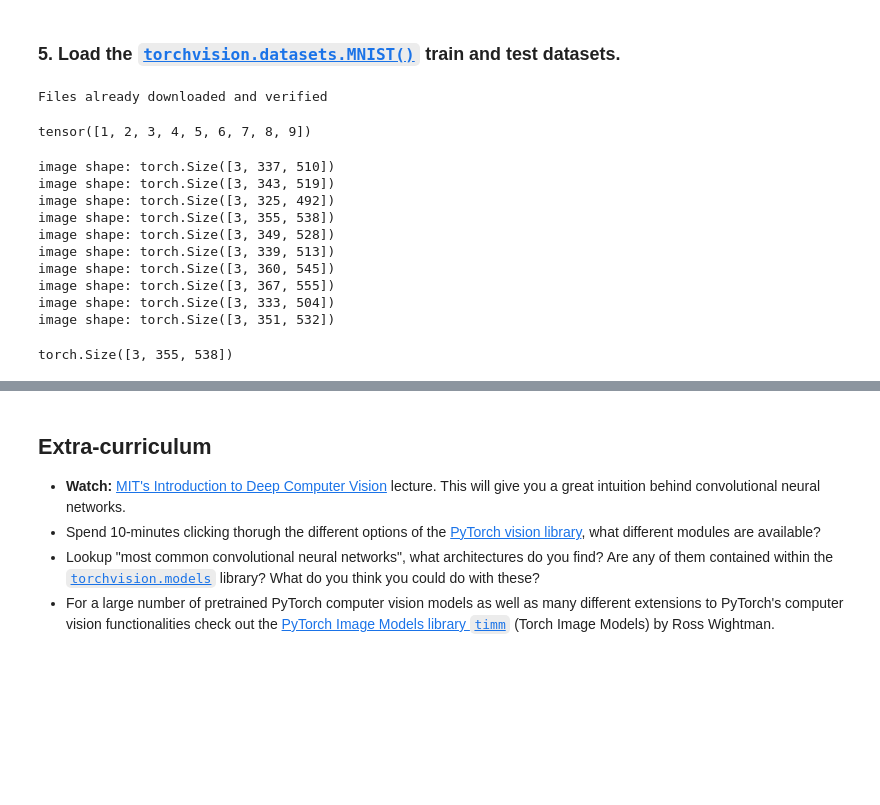
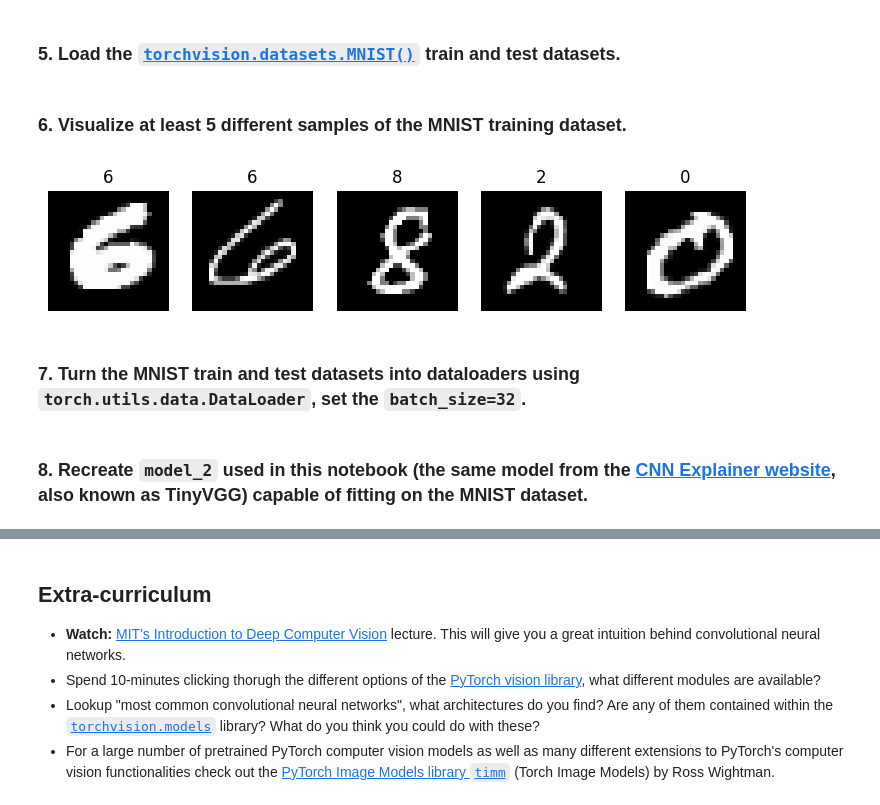
Before and after one commit to amrirasyidi/ztm_pytorch_learn, a Jupyter notebook: 03_pytorch_computer_vision.ipynb, the cells around one changed output, grey strips where cells are left out. Cells and saved outputs as stored; diff of their text form; code cells hidden in the pictures; blank space fills up the shorter version.

```diff
--- a/03_pytorch_computer_vision.ipynb
+++ b/03_pytorch_computer_vision.ipynb
@@ -2019,35 +2021,41 @@ transform = transforms.Compose([
 # %%
-# Load the Caltech dataset
-caltech_dataset = datasets.Caltech101(
+# create a necessary transformation steps
+transform = transforms.Compose([
+    # transforms.Resize((224, 224)),  # Resize the image to a specific size
+    transforms.ToTensor()
+])
+
+# Load the MNIST train dataset
+mnist_train = datasets.MNIST(
     root="data",
-    transform=transforms.ToTensor(),
+    train=True,
+    transform=transform,
     download=True
 )
+
+# Load the MNIST test dataset
+mnist_test = datasets.MNIST(
+    root="data",
+    train=False,
+    transform=transform,
+    download=True
+)
-# %% [output]
-Files already downloaded and verified
-# %%
-torch.arange(0,10,1)
-# %% [output]
-tensor([1, 2, 3, 4, 5, 6, 7, 8, 9])
-# %%
-for i in torch.arange(0,10,1):
-  img, _ = caltech_dataset[i]
-  print(f"image shape: {img.shape}")
-# %% [output]
-image shape: torch.Size([3, 337, 510])
-image shape: torch.Size([3, 343, 519])
-image shape: torch.Size([3, 325, 492])
-image shape: torch.Size([3, 355, 538])
-image shape: torch.Size([3, 349, 528])
-image shape: torch.Size([3, 339, 513])
-image shape: torch.Size([3, 360, 545])
-image shape: torch.Size([3, 367, 555])
-image shape: torch.Size([3, 333, 504])
-image shape: torch.Size([3, 351, 532])
-# %%
-randint = torch.randint(1,10,[1])
-img, label = caltech_dataset[randint.item()]
-img.shape
-# %% [output]
-torch.Size([3, 355, 538])
+# %% [markdown]
+### 6. Visualize at least 5 different samples of the MNIST training dataset.
+# %%
+# Plot more images
+fig = plt.figure(figsize=(9, 9))
+rows, cols = 1,5
+
+for i in range(1, rows * cols + 1):
+    random_idx = torch.randint(0, len(mnist_train), size=[1]).item()
+    img, label = mnist_train[random_idx]
+    fig.add_subplot(rows, cols, i)
+    plt.imshow(img.squeeze(), cmap="gray")
+    plt.title(label)
+    plt.axis(False);
+# %% [output]
+[figure, added]
+# %% [markdown]
+### 7. Turn the MNIST train and test datasets into dataloaders using `torch.utils.data.DataLoader`, set the `batch_size=32`.
 # %%
@@ -2059,0 +2074,2 @@ train_loader = torch.utils.data.DataLoader(
+# %% [markdown]
+### 8. Recreate `model_2` used in this notebook (the same model from the [CNN Explainer website](https://poloclub.github.io/cnn-explainer/), also known as TinyVGG) capable of fitting on the MNIST dataset.
```
Also changed, not shown: parts of 25 cells of this notebook.
